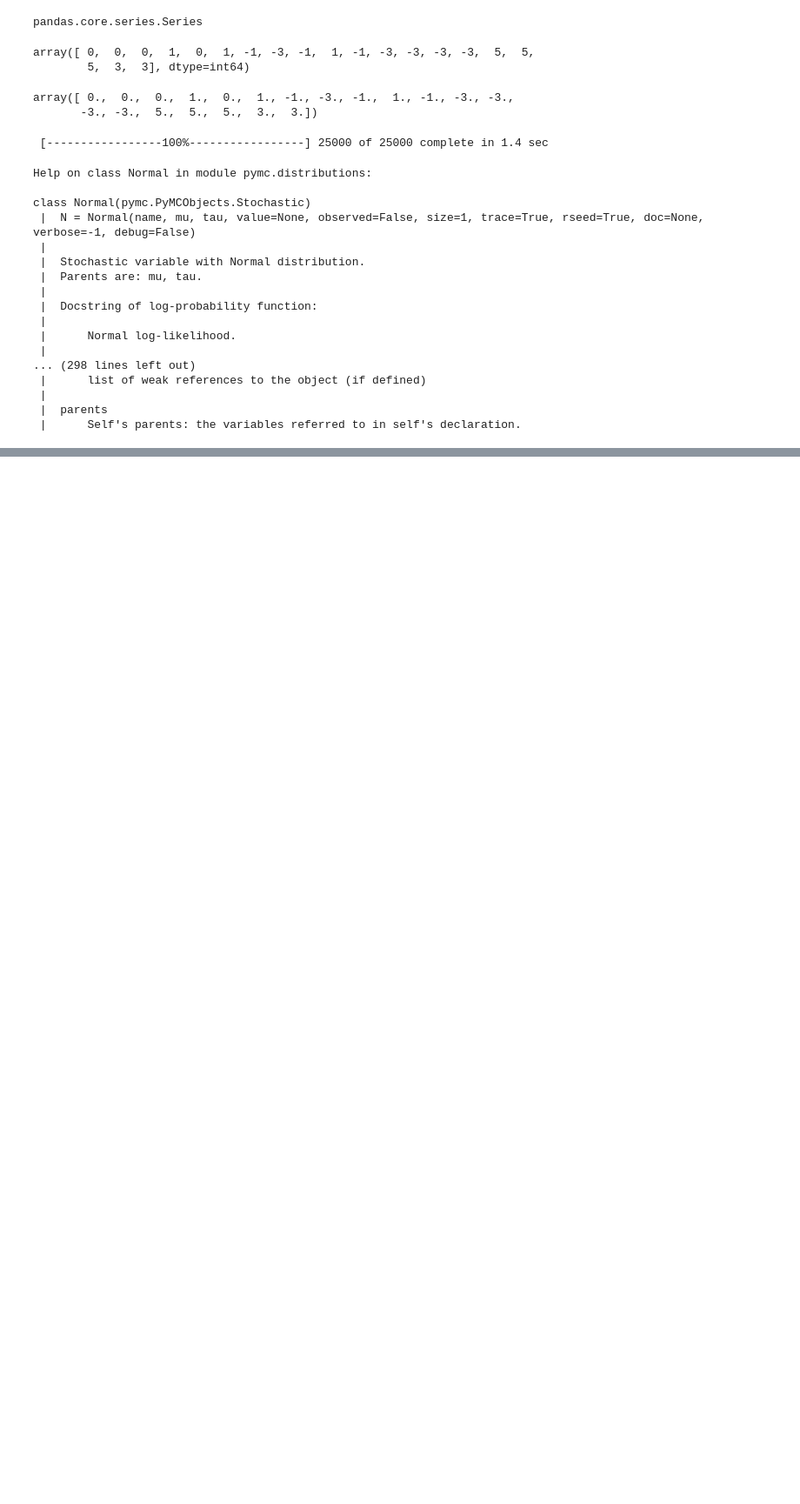
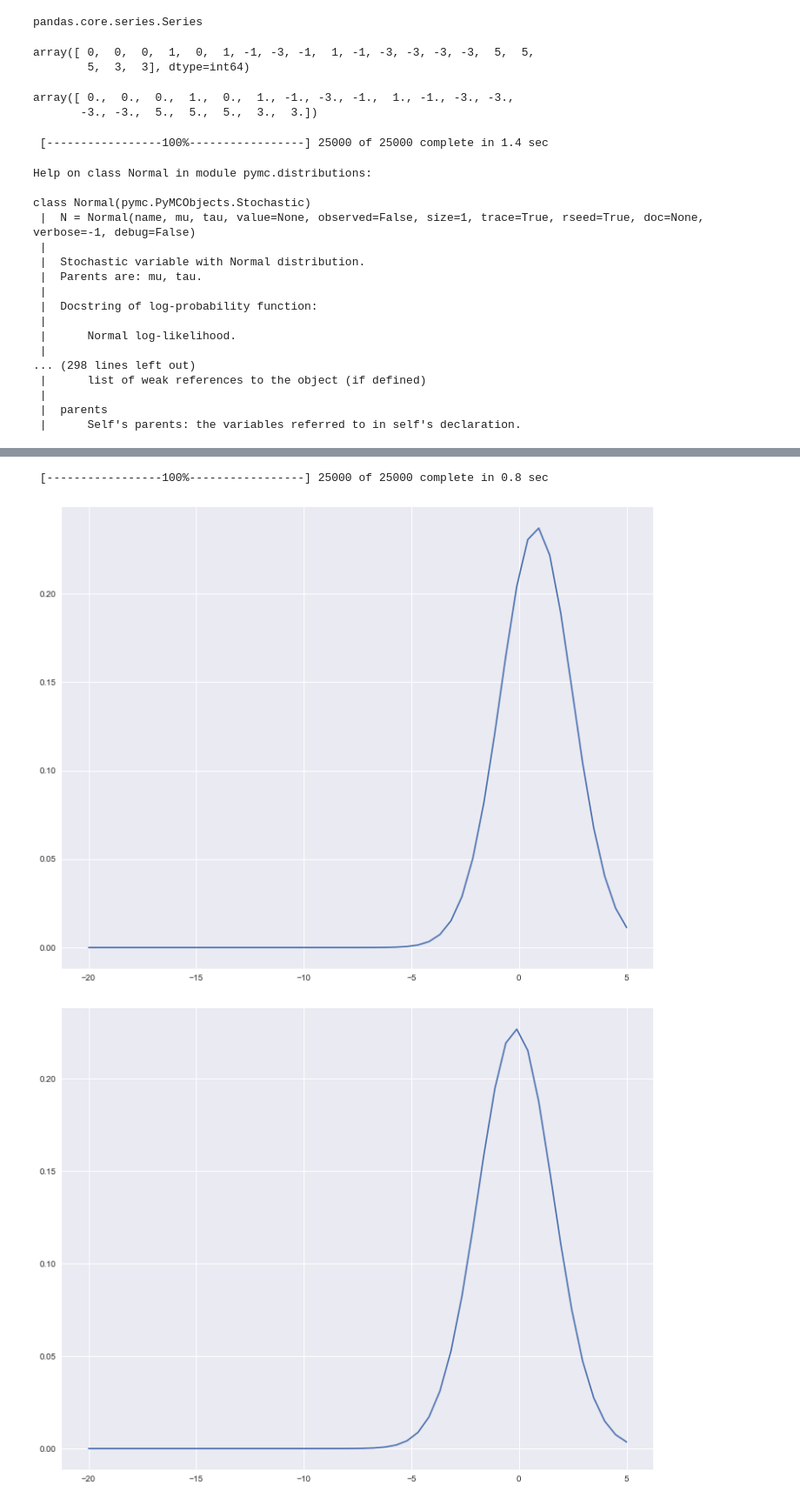
Before and after one commit to bigface0202/Probabilistic_study, a Jupyter notebook: Probabilistic_Study.ipynb, the cells around one changed output, grey strips where cells are left out. Shown: that part at 87% size. Saved outputs shown, nothing was run; the diff lists cells and outputs as text; code cells hidden in the pictures; blank space fills up the shorter version.

```diff
--- a/Probabilistic_Study.ipynb
+++ b/Probabilistic_Study.ipynb
@@ -368,0 +381,2 @@ plt.plot(x,mean_prob, ls="--", color="k")
+# %%
+sabun2 = pd.read_csv("sabun2.csv")
@@ -368,0 +392,2 @@ plt.plot(x,mean_prob, ls="--", color="k")
+# %%
+act_std_df = pd.read_csv("alpha_std2.csv")
@@ -368,0 +415,35 @@ plt.plot(x,mean_prob, ls="--", color="k")
+# %%
+#muは筋活動度によって決まる
+def _mu(alpha):
+    if alpha < 0.03:
+        return pm.Uniform("mu", -1,1).value
+    else:
+        return -389 * alpha + 12
+# %%
+#各筋活動度α毎に誤差を算出
+def error_distribution(activation):
+    sig_list = []
+    mu_list = []
+    for act in activation['act']:
+        mu1 = _mu(act)
+        sig1 = pm.Uniform("sig1",0,5)
+        obs1 = pm.Normal("obs1", mu1, 1/sig1**2, value = sabun2[str(act)], observed = True) #pm.Normalはシグマ（分散）ではなく，タウ（確度）なので気をつける
+        model = pm.Model([obs1,mu1,sig1])
+        mcmc = pm.MCMC(model)
+        mcmc.sample(25000,5000)
+        #mu1_sample = mcmc.trace("mu1")[:,None]
+        sig1_sample = mcmc.trace("sig1")[:,None]
+        x = np.linspace(-20,5,50)[:,None]
+        p = norm_out(x.T, mu1, sig1_sample)
+        sig_list.append(sig1_sample.mean())
+        mu_list.append(mu1)
+        mean_prob = p.mean(axis=0)
+        plt.plot(x,mean_prob)
+        plt.figure()
+    return sig_list, mu_list
+# %%
+sig_tes, mu_tes = error_distribution(act_std_df)
+# %% [output]
+ [-----------------100%-----------------] 25000 of 25000 complete in 0.8 sec
+[figure, added]
+[figure, added]
```
Also changed, not shown: parts of 29 cells of this notebook.
